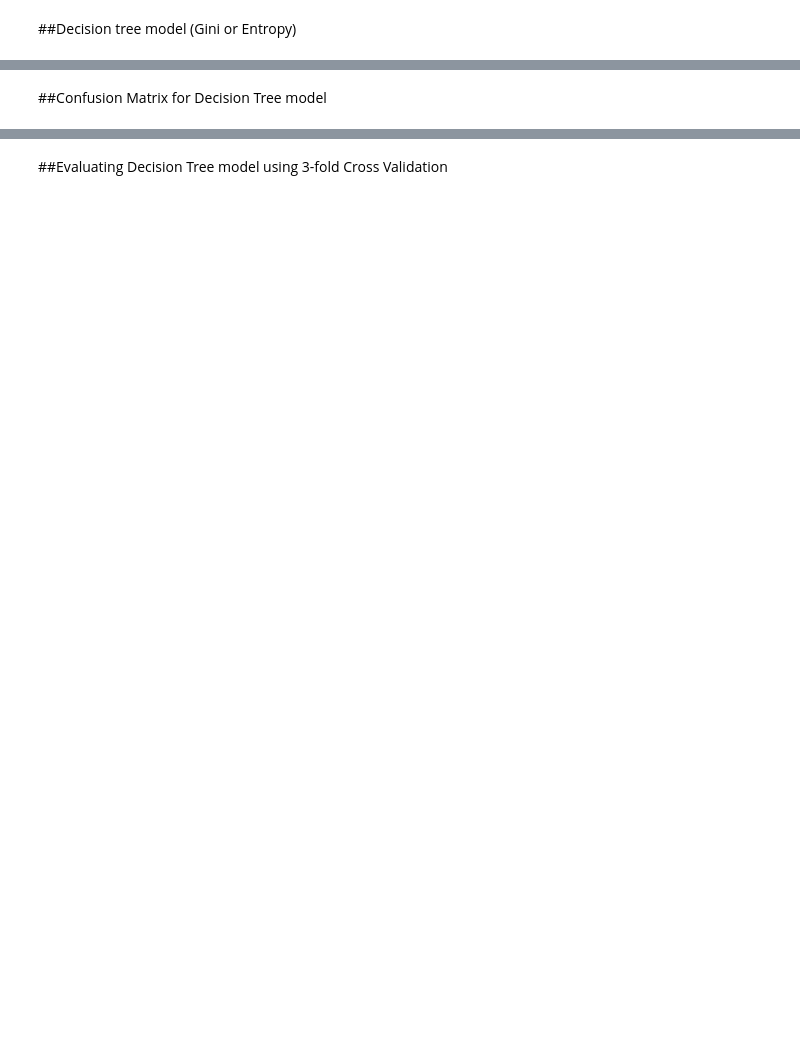
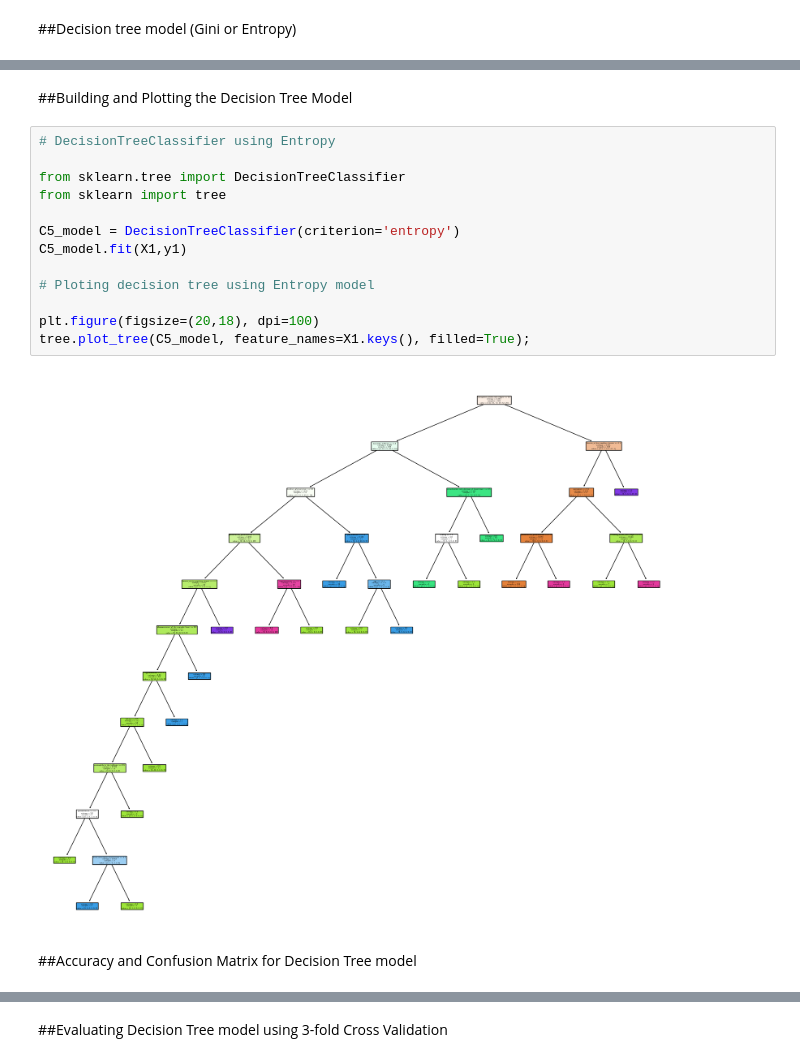
Before and after one commit to MugdhaYada/my_projects-IDS, a Jupyter notebook: HW7/Problem1_Python.ipynb, the cells around one changed output, grey strips where cells are left out. Drawn from its saved outputs; the diff is of its cells as text; blank space fills up the shorter version.

```diff
--- a/HW7/Problem1_Python.ipynb
+++ b/HW7/Problem1_Python.ipynb
@@ -701,2 +772,19 @@ linear_model_3CV.mean()
+# %% [markdown]
+##Building and Plotting the Decision Tree Model
+# %%
+# DecisionTreeClassifier using Entropy
+
+from sklearn.tree import DecisionTreeClassifier
+from sklearn import tree
+
+C5_model = DecisionTreeClassifier(criterion='entropy')
+C5_model.fit(X1,y1)
+
+# Ploting decision tree using Entropy model
+
+plt.figure(figsize=(20,18), dpi=100)
+tree.plot_tree(C5_model, feature_names=X1.keys(), filled=True);
+# %% [output]
+[figure, added]
 # %% [markdown]
-##Confusion Matrix for Decision Tree model
+##Accuracy and Confusion Matrix for Decision Tree model
```
Also changed, not shown: parts of 21 cells of this notebook.
